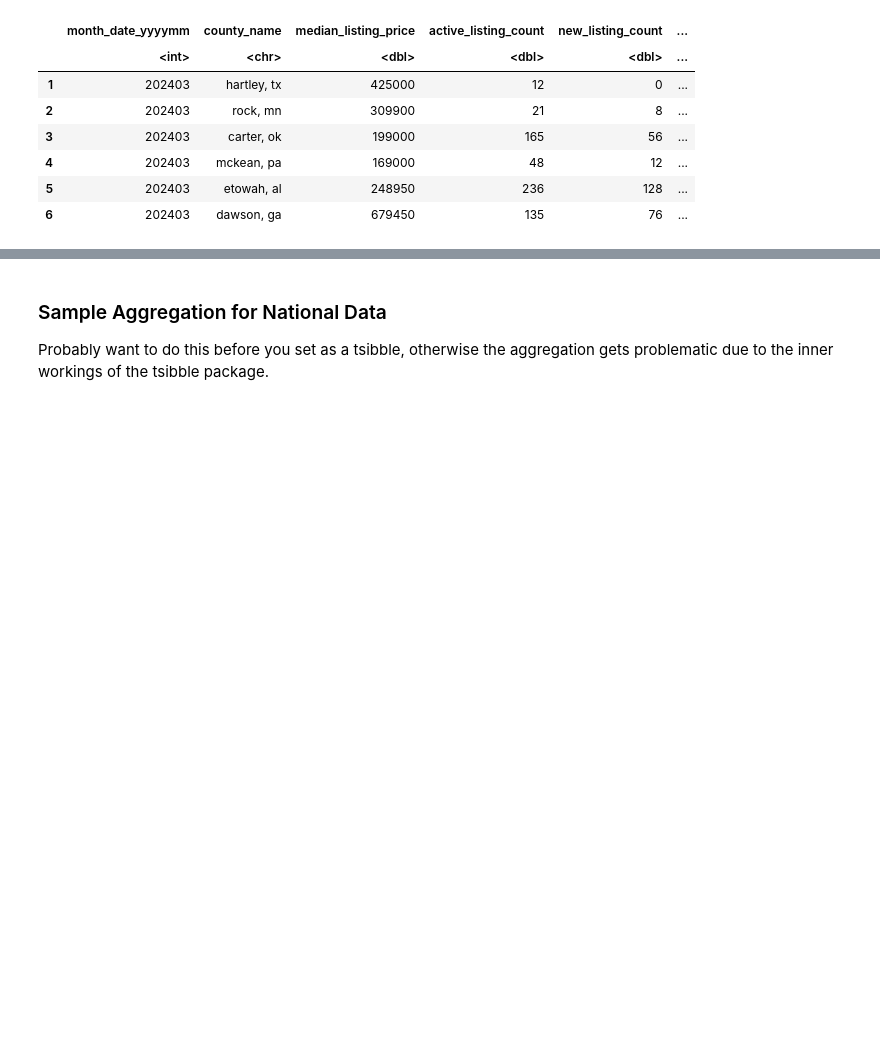
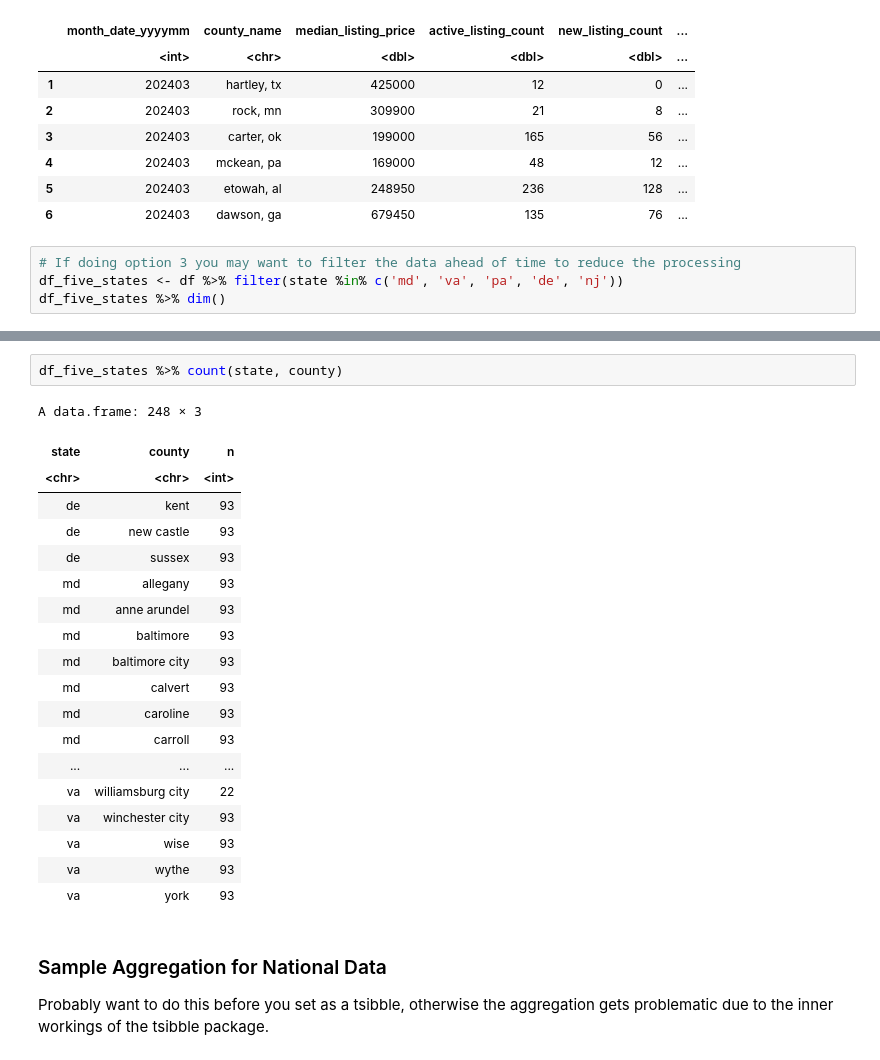
Before and after one commit to appliedecon/Time-Series-and-Forecasting, a Jupyter notebook: assignments/final/import housing.ipynb, the cells around one changed output, grey strips where cells are left out. Saved outputs shown, nothing was run; the diff lists cells and outputs as text; blank space fills up the shorter version.

```diff
--- a/assignments/final/import housing.ipynb
+++ b/assignments/final/import housing.ipynb
@@ -62,3 +29,7 @@ A data.frame: 6 × 13
 | 4 | 202403 | mckean, pa | 169000 | 48 | 12 | ... |
 | 5 | 202403 | etowah, al | 248950 | 236 | 128 | ... |
 | 6 | 202403 | dawson, ga | 679450 | 135 | 76 | ... |
+# %%
+# If doing option 3 you may want to filter the data ahead of time to reduce the processing
+df_five_states <- df %>% filter(state %in% c('md', 'va', 'pa', 'de', 'nj'))
+df_five_states %>% dim()
@@ -79,3 +70,25 @@ A tbl_ts: 6 × 13
+# %%
+df_five_states %>% count(state, county)
+# %% [output]
+A data.frame: 248 × 3
+| state | county | n |
+| <chr> | <chr> | <int> |
+| de | kent | 93 |
+| de | new castle | 93 |
+| de | sussex | 93 |
+| md | allegany | 93 |
+| md | anne arundel | 93 |
+| md | baltimore | 93 |
+| md | baltimore city | 93 |
+| md | calvert | 93 |
+| md | caroline | 93 |
+| md | carroll | 93 |
+| ... | ... | ... |
+| va | williamsburg city | 22 |
+| va | winchester city | 93 |
+| va | wise | 93 |
+| va | wythe | 93 |
+| va | york | 93 |
 # %% [markdown]
 ### Sample Aggregation for National Data
 Probably want to do this before you set as a tsibble, otherwise the aggregation gets problematic due to the inner workings of the tsibble package.
```
Also changed, not shown: parts of 10 cells of this notebook, 1 other file.
